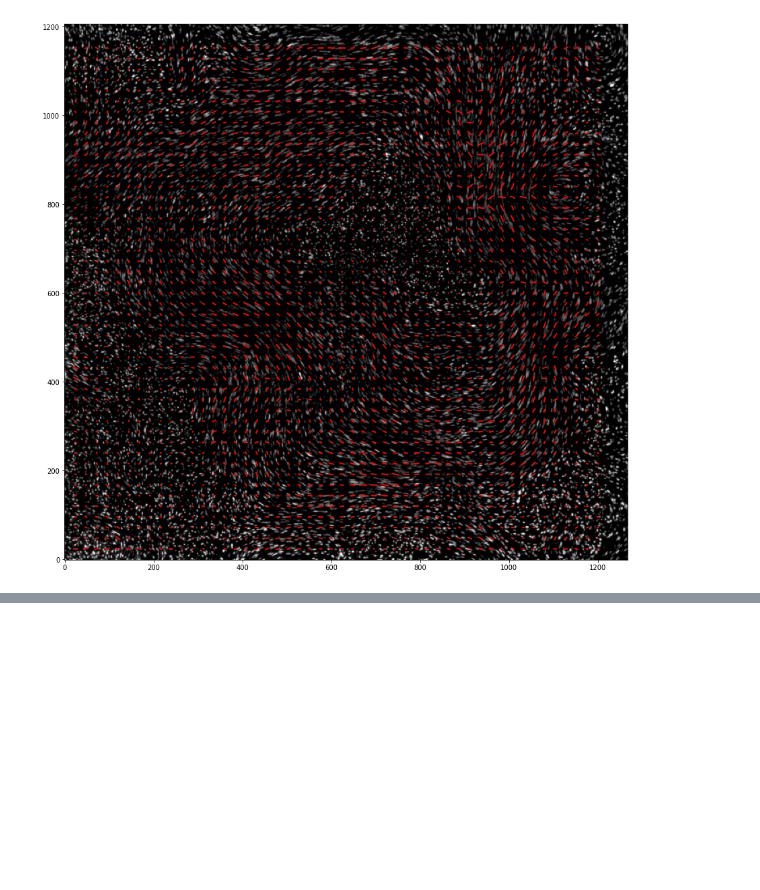
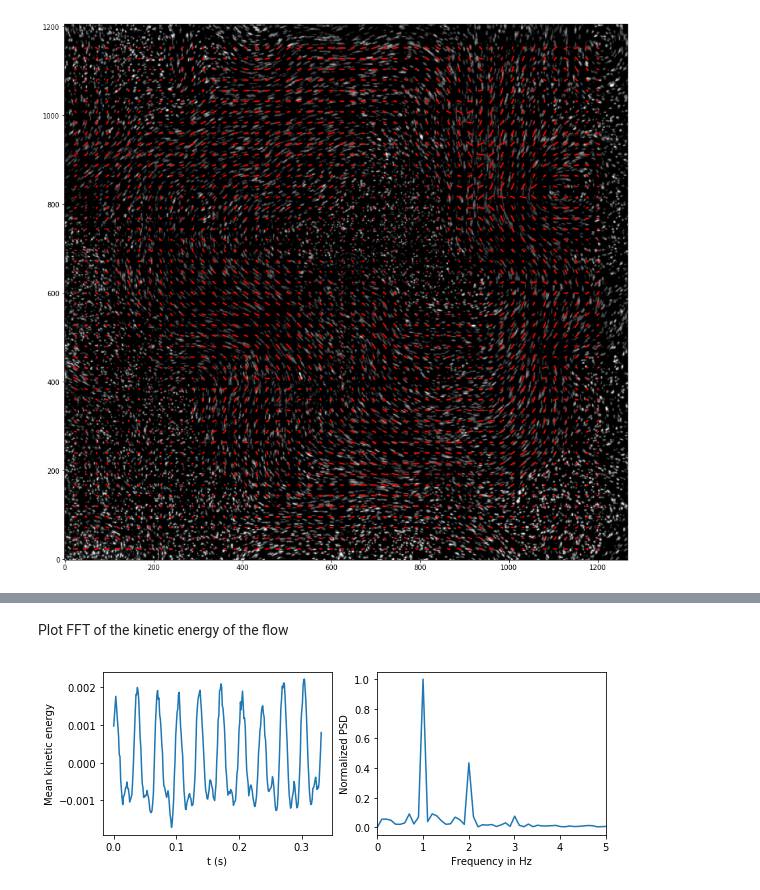
Before and after one commit to agrayver/streakcnn, a Jupyter notebook: apply_CNN_to_experiment_image_pytorch.ipynb, the cells around one changed output, grey strips where cells are left out. Drawn from its saved outputs; the diff is of its cells as text; code cells hidden in the pictures; blank space fills up the shorter version.

```diff
--- a/apply_CNN_to_experiment_image_pytorch.ipynb
+++ b/apply_CNN_to_experiment_image_pytorch.ipynb
@@ -426,0 +341,31 @@ Mean displacement from CNN=8.396424060278182
+# %% [markdown]
+Plot FFT of the kinetic energy of the flow
+# %%
+import scipy.signal as sp
+fileName='./data/21ms30fps.h5'
+data=h5py.File(fileName,'r')
+t=np.arange(data['energyCNN'][:].shape[0])/30
+s=data['energyCNN'][:]
+data.close()
+
+fs=30.
+s=sp.detrend(s)
+sFFT = np.fft.fft(s);
+sFREQ = np.fft.fftfreq(len(t),1/fs)
+Nfreq = round(len(sFREQ)/2)
+freqs = sFREQ[0:Nfreq]
+psd = np.abs(sFFT)[0:Nfreq]
+
+figure(figsize=(9,3))
+subplot(1,2,1)
+plot(t/fs,s)
+xlabel('t (s)')
+ylabel('Mean kinetic energy')
+subplot(1,2,2)
+plot(freqs, psd / psd.max())
+xlim((0,5))
+xlabel('Frequency in Hz')
+ylabel('Normalized PSD')
+savefig('paper/figs/figure10.png', dpi=150, format='png', bbox_inches='tight', pad_inches=0)
+# %% [output]
+[figure, added]
```
Also changed, not shown: parts of 4 cells of this notebook, 5 other files.
